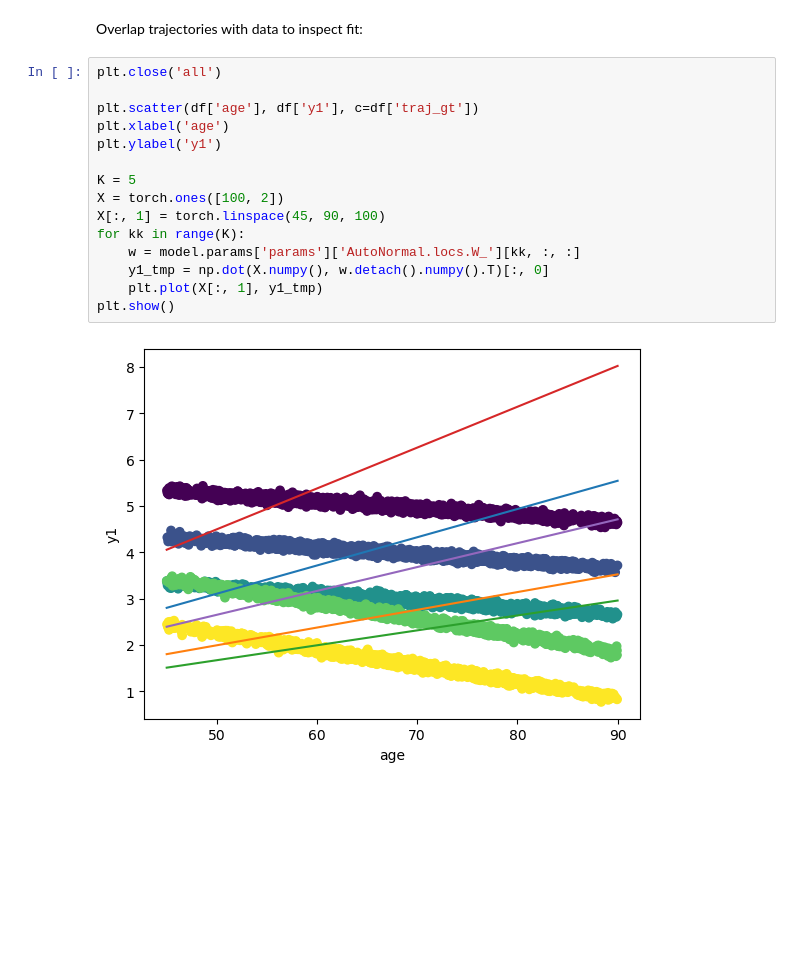
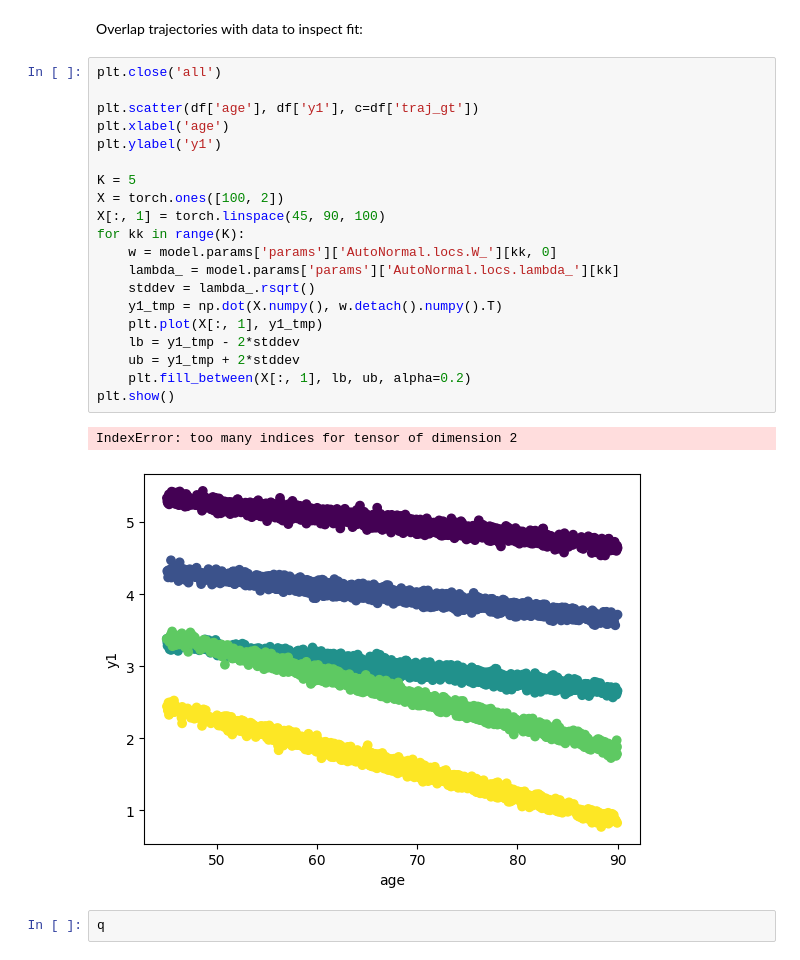
Before and after one commit to acil-bwh/bayes_traj, a Jupyter notebook: examples/gaussians/2d_gaussian_3_visits_std-0.05.ipynb, the cells around one changed output. Drawn from its saved outputs; the diff is of its cells as text; blank space fills up the shorter version.

Commit message:
Fix lambda prior, get fitting working

```diff
--- a/examples/gaussians/2d_gaussian_3_visits_std-0.05.ipynb
+++ b/examples/gaussians/2d_gaussian_3_visits_std-0.05.ipynb
@@ -71,17 +65,25 @@ Overlap trajectories with data to inspect fit:
 # %%
 plt.close('all')
 
 plt.scatter(df['age'], df['y1'], c=df['traj_gt'])
 plt.xlabel('age')
 plt.ylabel('y1')
 
 K = 5
 X = torch.ones([100, 2])
 X[:, 1] = torch.linspace(45, 90, 100)
 for kk in range(K):
-    w = model.params['params']['AutoNormal.locs.W_'][kk, :, :]
-    y1_tmp = np.dot(X.numpy(), w.detach().numpy().T)[:, 0]
+    w = model.params['params']['AutoNormal.locs.W_'][kk, 0]
+    lambda_ = model.params['params']['AutoNormal.locs.lambda_'][kk]
+    stddev = lambda_.rsqrt()
+    y1_tmp = np.dot(X.numpy(), w.detach().numpy().T)
     plt.plot(X[:, 1], y1_tmp)
+    lb = y1_tmp - 2*stddev
+    ub = y1_tmp + 2*stddev
+    plt.fill_between(X[:, 1], lb, ub, alpha=0.2)
 plt.show()
 # %% [output]
+IndexError: too many indices for tensor of dimension 2
-[figure, old version]
+[figure, new version]
+# %%
+q
```
Also changed, not shown: parts of 5 cells of this notebook, 3 other files.
